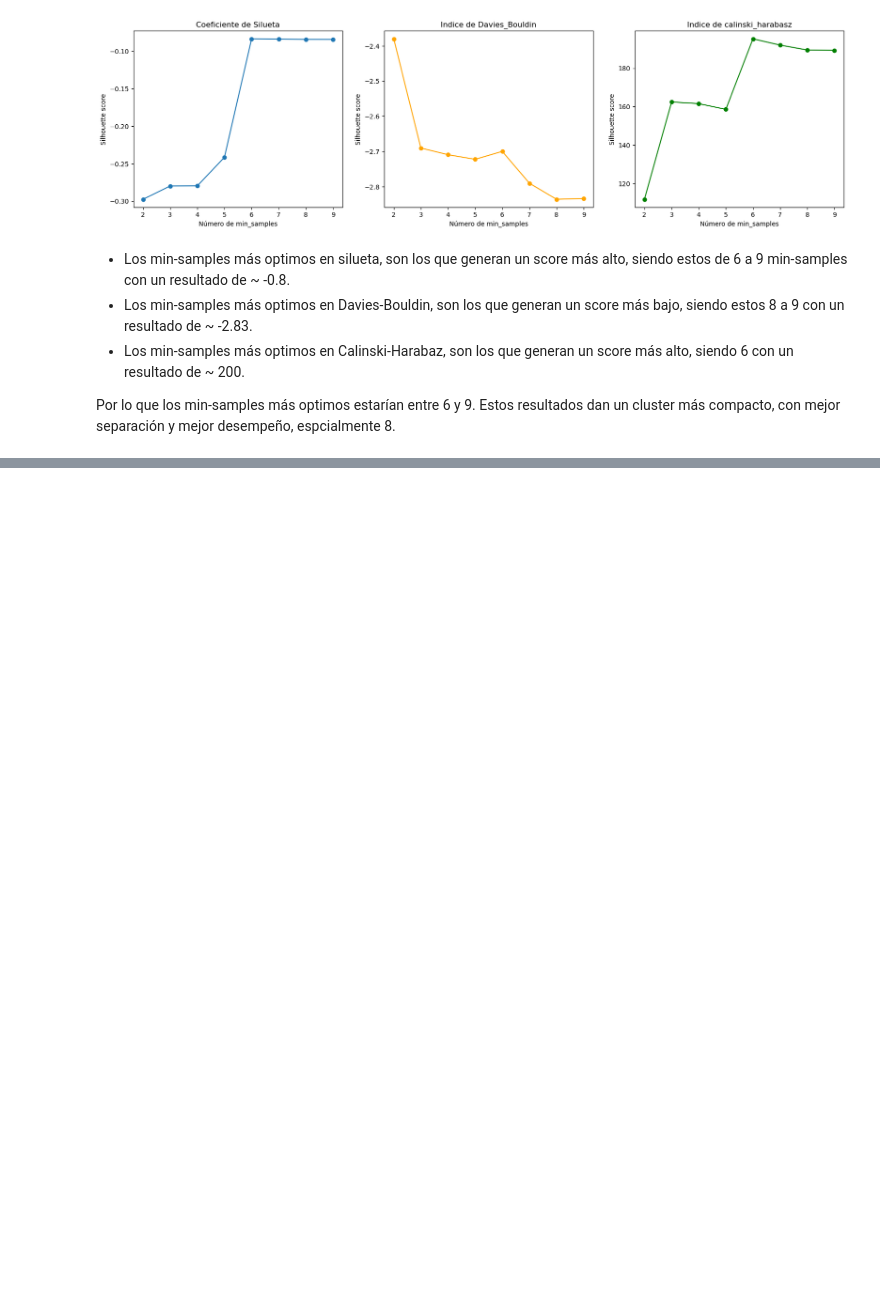
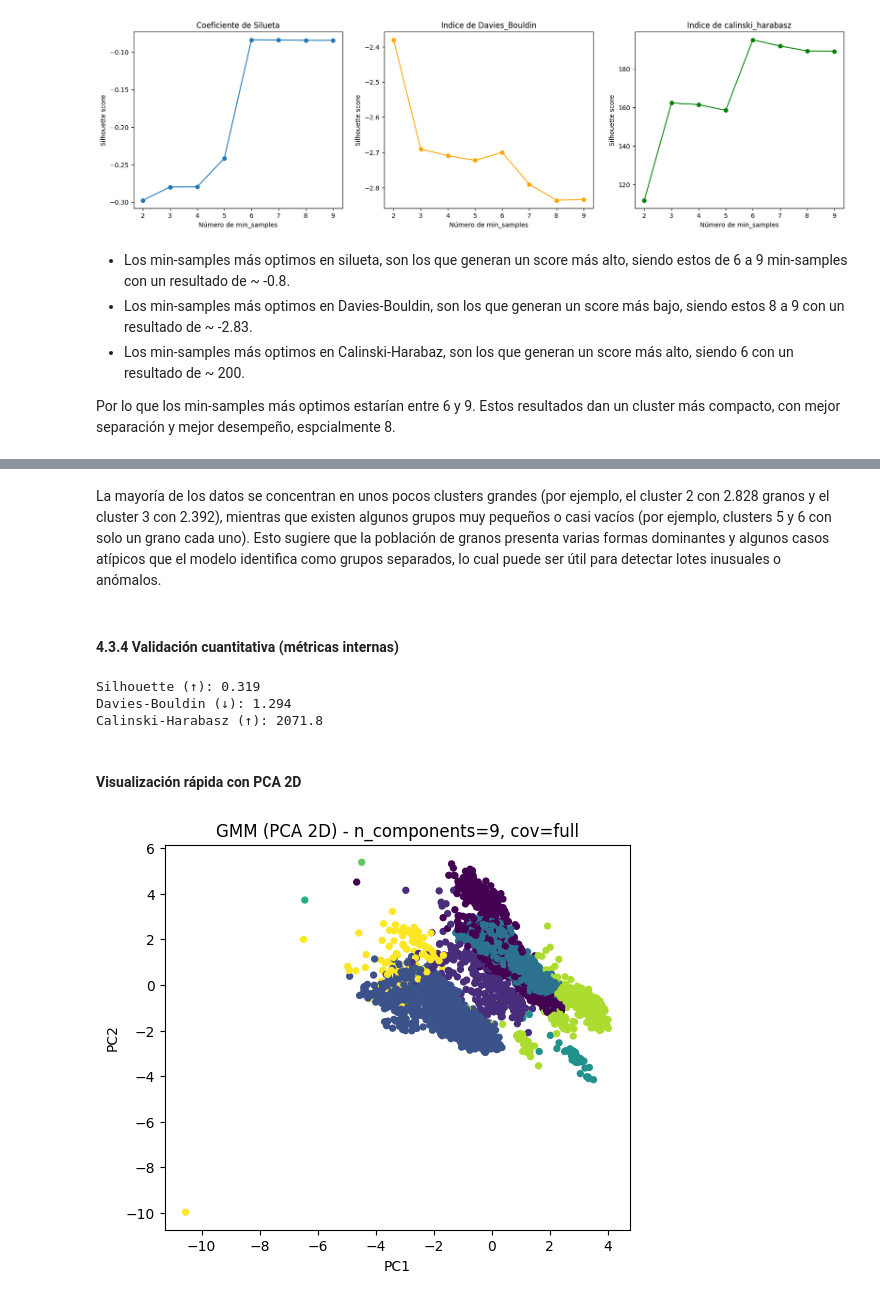
Before and after one commit to Juanin6/Lab2-Bi, a Jupyter notebook: Lab2.ipynb, the cells around one changed output, grey strips where cells are left out. Cells and saved outputs as stored; diff of their text form; code cells hidden in the pictures; blank space fills up the shorter version.

Commit message:
modelo 3

```diff
--- a/Lab2.ipynb
+++ b/Lab2.ipynb
@@ -800,0 +808,6 @@ Por lo que los min-samples más optimos estarían entre 6 y 9. Estos resultados
+# %%
+from sklearn.preprocessing import StandardScaler
+
+# Escalamos las variables finales seleccionadas para clustering
+scaler_gmm = StandardScaler()
+X_scaled_gmm = scaler_gmm.fit_transform(df_cluster)
@@ -800,0 +867,15 @@ Por lo que los min-samples más optimos estarían entre 6 y 9. Estos resultados
+# %%
+gmm_final = GaussianMixture(
+    n_components=best_k,
+    covariance_type=best_cov,
+    random_state=42,
+    n_init=10
+)
+gmm_final.fit(X_scaled_gmm)
+
+labels_gmm = gmm_final.predict(X_scaled_gmm)
+proba_gmm = gmm_final.predict_proba(X_scaled_gmm)
+confianza = proba_gmm.max(axis=1)
+
+print("Distribución de tamaños por cluster (GMM):")
+print(pd.Series(labels_gmm).value_counts().sort_index())
@@ -800,0 +894,38 @@ Por lo que los min-samples más optimos estarían entre 6 y 9. Estos resultados
+# %% [markdown]
+La mayoría de los datos se concentran en unos pocos clusters grandes (por ejemplo, el cluster 2 con 2.828 granos y el cluster 3 con 2.392), mientras que existen algunos grupos muy pequeños o casi vacíos (por ejemplo, clusters 5 y 6 con solo un grano cada uno). Esto sugiere que la población de granos presenta varias formas dominantes y algunos casos atípicos que el modelo identifica como grupos separados, lo cual puede ser útil para detectar lotes inusuales o anómalos.
+# %% [markdown]
+#### 4.3.4 Validación cuantitativa (métricas internas)
+# %%
+
+def safe_metric(func, X, labels):
+    try:
+        return func(X, labels)
+    except:
+        return np.nan
+
+sil_gmm  = safe_metric(silhouette_score, X_scaled_gmm, labels_gmm)
+dbi_gmm  = safe_metric(davies_bouldin_score, X_scaled_gmm, labels_gmm)
+ch_gmm   = safe_metric(calinski_harabasz_score, X_scaled_gmm, labels_gmm)
+
+print(f"Silhouette (↑): {sil_gmm:.3f}")
+print(f"Davies-Bouldin (↓): {dbi_gmm:.3f}")
+print(f"Calinski-Harabasz (↑): {ch_gmm:.1f}")
+# %% [output]
+Silhouette (↑): 0.319
+Davies-Bouldin (↓): 1.294
+Calinski-Harabasz (↑): 2071.8
+# %% [markdown]
+#### Visualización rápida con PCA 2D
+# %%
+from sklearn.decomposition import PCA
+
+pca = PCA(n_components=2, random_state=42)
+Z = pca.fit_transform(X_scaled_gmm)
+
+plt.figure(figsize=(6,5))
+plt.scatter(Z[:,0], Z[:,1], c=labels_gmm, s=18, cmap='viridis')
+plt.title(f"GMM (PCA 2D) - n_components={best_k}, cov={best_cov}")
+plt.xlabel("PC1"); plt.ylabel("PC2")
+plt.show()
+# %% [output]
+[figure, added]
```
Also changed, not shown: parts of 15 cells of this notebook, 3 other files.
